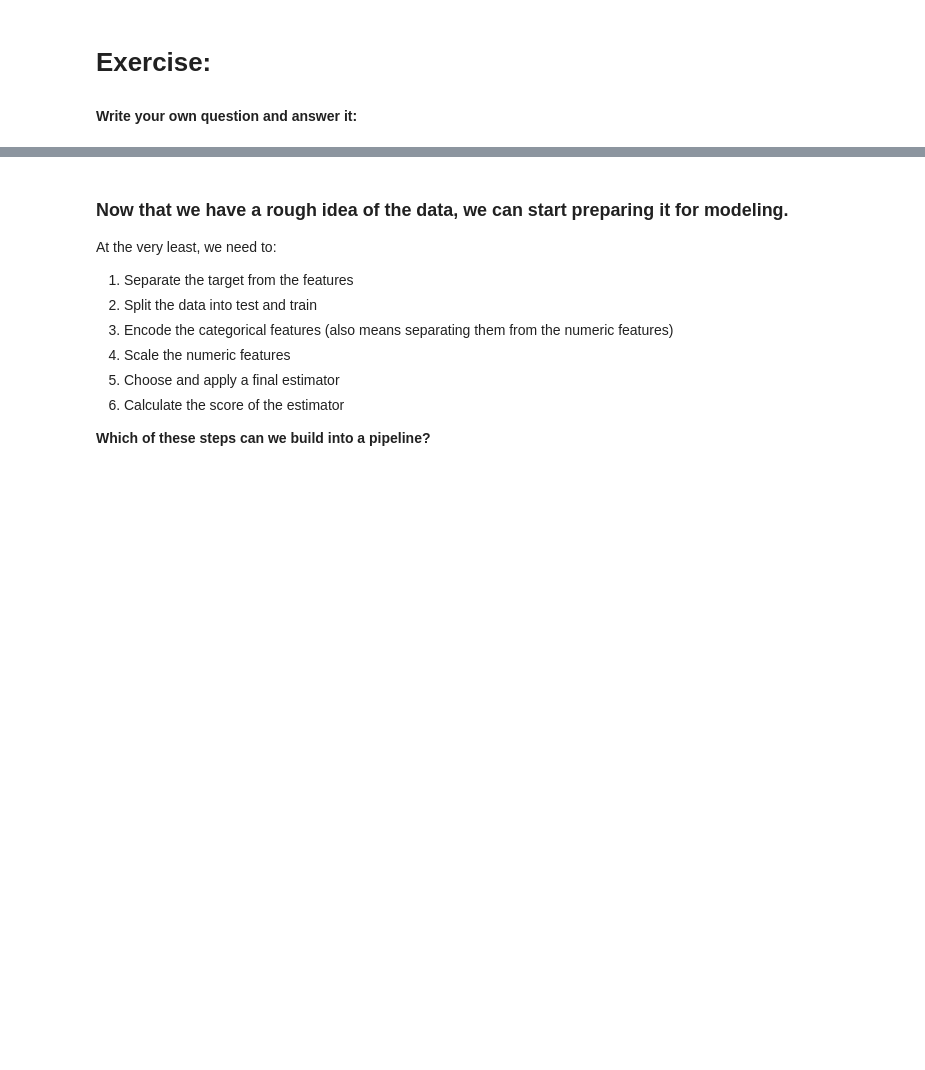
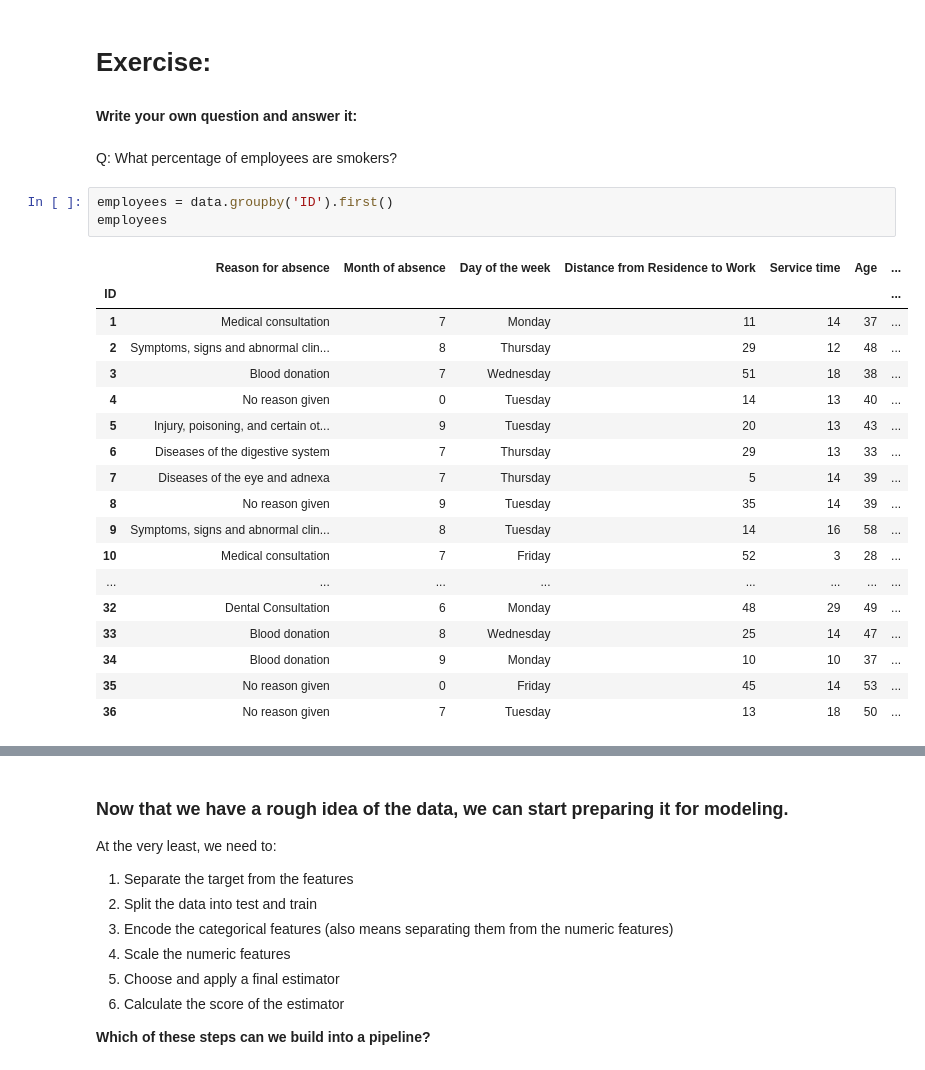
Before and after one commit to rachelkberryman/DSR_Model_Pipelines_Course, a Jupyter notebook: 1.3 Pipelines.ipynb, the cells around one changed output, grey strips where cells are left out. Cells and saved outputs as stored; diff of their text form; blank space fills up the shorter version.

```diff
--- a/1.3 Pipelines.ipynb
+++ b/1.3 Pipelines.ipynb
@@ -149,3 +159,27 @@ data.groupby(['Reason for absence'])['Reason for absence'].count().sort_values(a
 # %% [markdown]
 # Exercise:
 #### Write your own question and answer it:
+# %% [markdown]
+Q: What percentage of employees are smokers?
+# %%
+employees = data.groupby('ID').first()
+employees
+# %% [output]
+|  | Reason for absence | Month of absence | Day of the week | Distance from Residence to Work | Service time | Age | ... |
+| ID |  |  |  |  |  |  | ... |
+| 1 | Medical consultation | 7 | Monday | 11 | 14 | 37 | ... |
+| 2 | Symptoms, signs and abnormal clin... | 8 | Thursday | 29 | 12 | 48 | ... |
+| 3 | Blood donation | 7 | Wednesday | 51 | 18 | 38 | ... |
+| 4 | No reason given | 0 | Tuesday | 14 | 13 | 40 | ... |
+| 5 | Injury, poisoning, and certain ot... | 9 | Tuesday | 20 | 13 | 43 | ... |
+| 6 | Diseases of the digestive system | 7 | Thursday | 29 | 13 | 33 | ... |
+| 7 | Diseases of the eye and adnexa | 7 | Thursday | 5 | 14 | 39 | ... |
+| 8 | No reason given | 9 | Tuesday | 35 | 14 | 39 | ... |
+| 9 | Symptoms, signs and abnormal clin... | 8 | Tuesday | 14 | 16 | 58 | ... |
+| 10 | Medical consultation | 7 | Friday | 52 | 3 | 28 | ... |
+| ... | ... | ... | ... | ... | ... | ... | ... |
+| 32 | Dental Consultation | 6 | Monday | 48 | 29 | 49 | ... |
+| 33 | Blood donation | 8 | Wednesday | 25 | 14 | 47 | ... |
+| 34 | Blood donation | 9 | Monday | 10 | 10 | 37 | ... |
+| 35 | No reason given | 0 | Friday | 45 | 14 | 53 | ... |
+| 36 | No reason given | 7 | Tuesday | 13 | 18 | 50 | ... |
```
Also changed, not shown: parts of 33 cells of this notebook, 6 other files.
